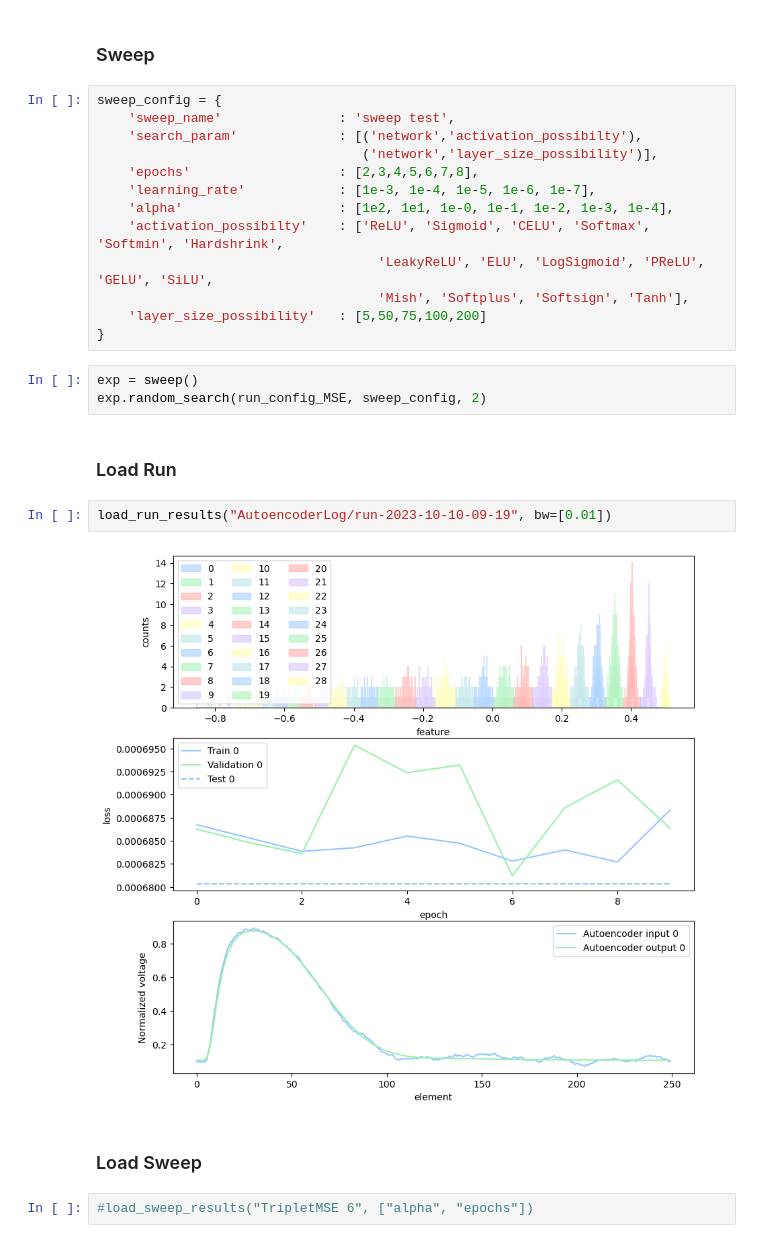
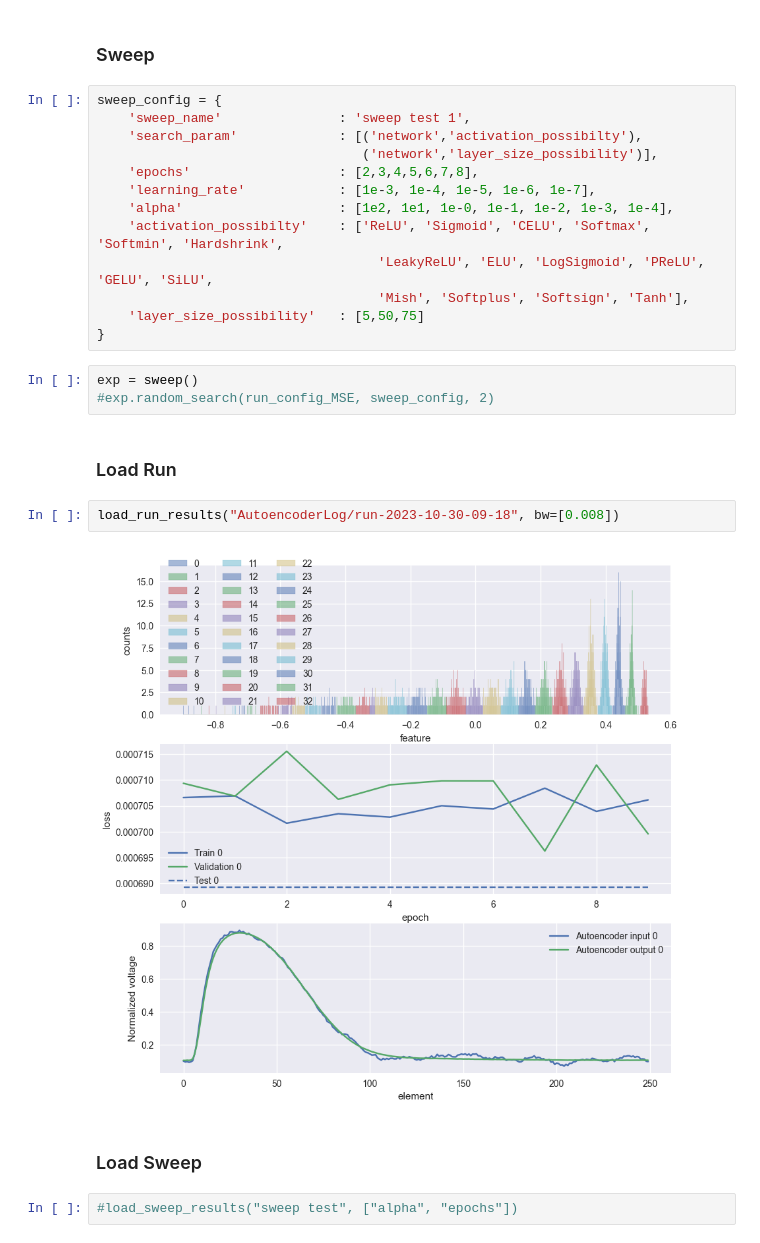
Before and after one commit to polyquantique/Photon-Number-Classification, a Jupyter notebook: src/AutoencoderAPI.ipynb, the cells around one changed output. Cells and saved outputs as stored; diff of their text form.

```diff
--- a/src/AutoencoderAPI.ipynb
+++ b/src/AutoencoderAPI.ipynb
@@ -88,7 +104,7 @@ func = recurrentTriplet()
 ### Sweep
 # %%
 sweep_config = {
-    'sweep_name'               : 'sweep test',
+    'sweep_name'               : 'sweep test 1',
     'search_param'             : [('network','activation_possibilty'),
                                   ('network','layer_size_possibility')],
     'epochs'                   : [2,3,4,5,6,7,8],
@@ -97,18 +113,18 @@ sweep_config = {
     'activation_possibilty'    : ['ReLU', 'Sigmoid', 'CELU', 'Softmax', 'Softmin', 'Hardshrink',
                                     'LeakyReLU', 'ELU', 'LogSigmoid', 'PReLU', 'GELU', 'SiLU',
                                     'Mish', 'Softplus', 'Softsign', 'Tanh'],
-    'layer_size_possibility'   : [5,50,75,100,200]
+    'layer_size_possibility'   : [5,50,75]
 }
 # %%
 exp = sweep()
-exp.random_search(run_config_MSE, sweep_config, 2)
+#exp.random_search(run_config_MSE, sweep_config, 2)
 # %% [markdown]
 ### Load Run
 # %%
-load_run_results("AutoencoderLog/run-2023-10-10-09-19", bw=[0.01])
+load_run_results("AutoencoderLog/run-2023-10-30-09-18", bw=[0.008])
 # %% [output]
-[figure, old version]
+[figure, new version]
 # %% [markdown]
 ### Load Sweep
 # %%
-#load_sweep_results("TripletMSE 6", ["alpha", "epochs"])
+#load_sweep_results("sweep test", ["alpha", "epochs"])
```
Also changed, not shown: parts of 3 cells of this notebook, 15 other files.
